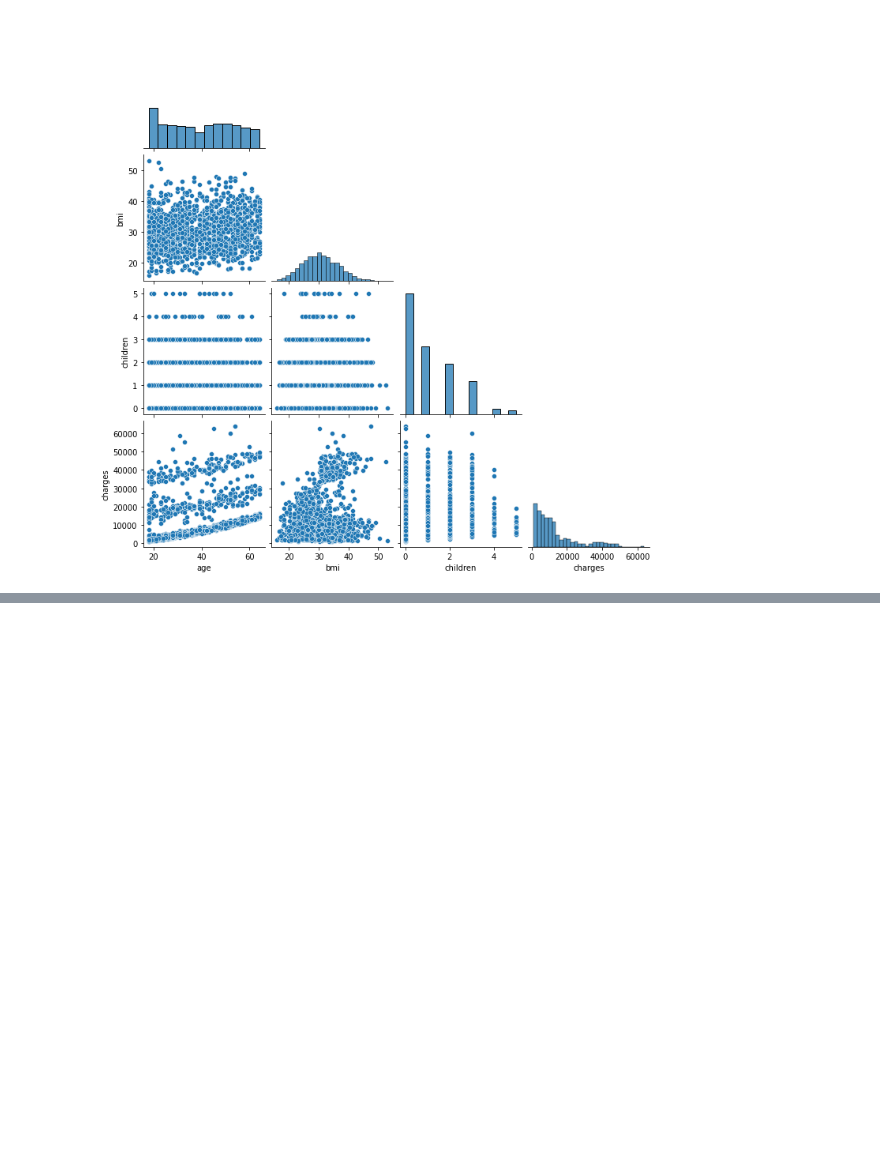
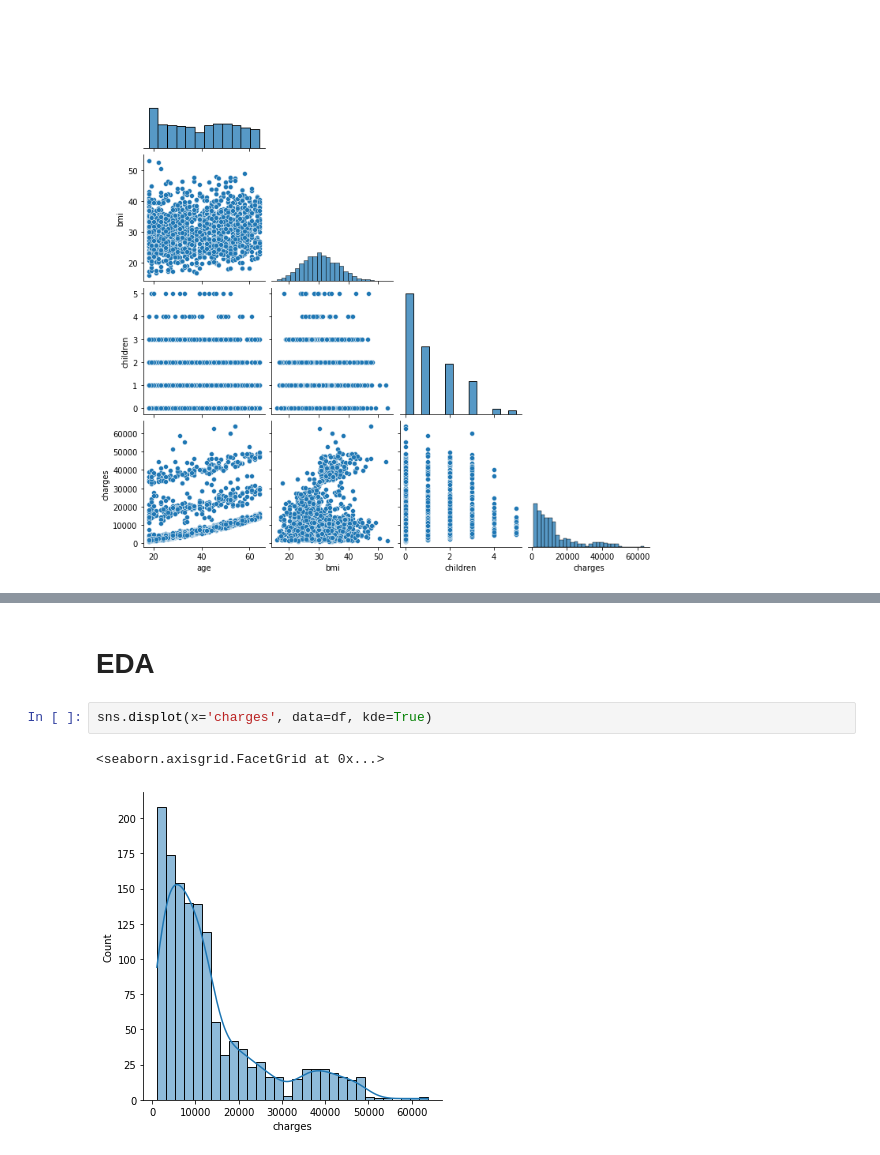
Before and after one commit to fahridika/DataScience, a Jupyter notebook: insurance_stackup.ipynb, the cells around one changed output, grey strips where cells are left out. Saved outputs shown, nothing was run; the diff lists cells and outputs as text; blank space fills up the shorter version.

```diff
--- a/insurance_stackup.ipynb
+++ b/insurance_stackup.ipynb
@@ -71,0 +116,7 @@ sns.pairplot(df, corner=True)
+# %% [markdown]
+# EDA
+# %%
+sns.displot(x='charges', data=df, kde=True)
+# %% [output]
+<seaborn.axisgrid.FacetGrid at 0x...>
+[figure, added]
```
Also changed, not shown: parts of 7 cells of this notebook.
